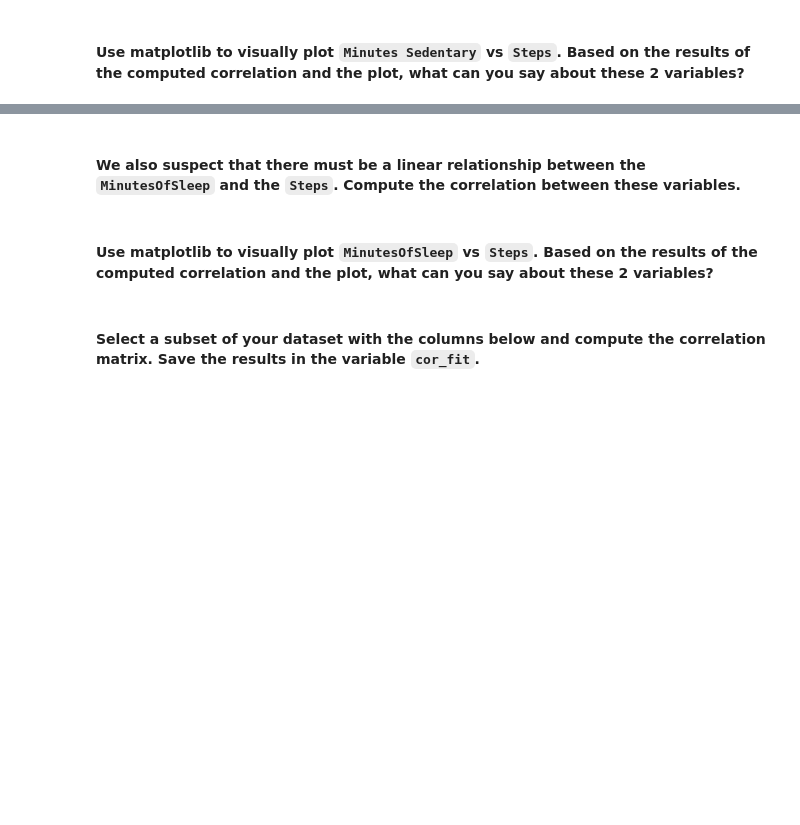
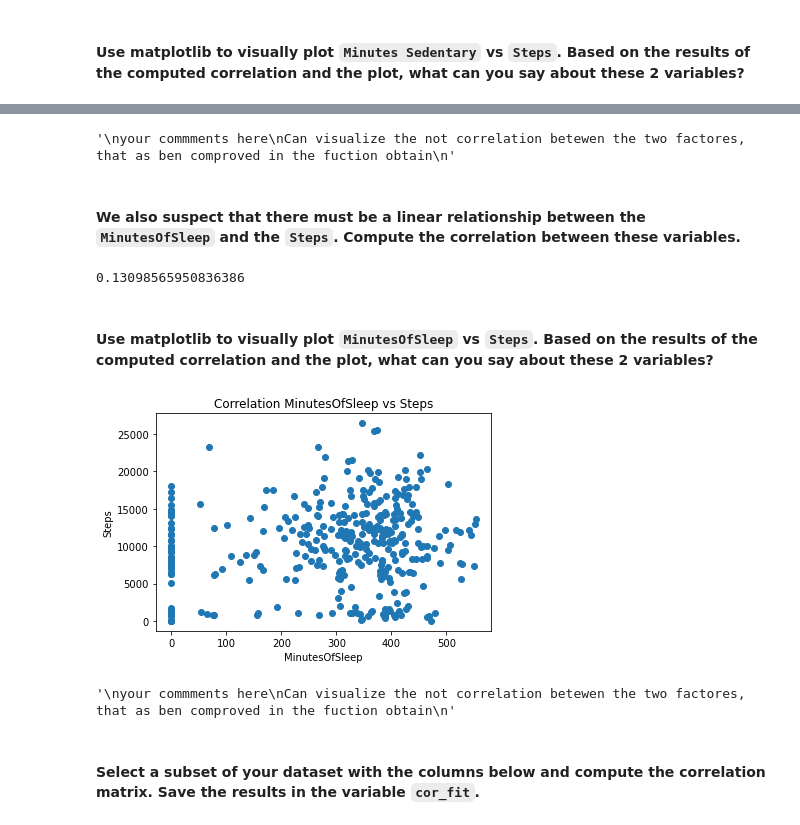
Before and after one commit to Edgart371/IronLabs, a Jupyter notebook: Module2/Lab5/pivots.ipynb, the cells around one changed output, grey strips where cells are left out. Cells and saved outputs as stored; diff of their text form; code cells hidden in the pictures; blank space fills up the shorter version.

```diff
--- a/Module2/Lab5/pivots.ipynb
+++ b/Module2/Lab5/pivots.ipynb
@@ -113,6 +273,16 @@ your commments here
+# %%
+"""
+your commments here
+Can visualize the not correlation betewen the two factores, that as ben comproved in the fuction obtain
+"""
+# %% [output]
+'\nyour commments here\nCan visualize the not correlation betewen the two factores, that as ben comproved in the fuction obtain\n'
 # %% [markdown]
 #### We also suspect that there must be a linear relationship between the `MinutesOfSleep` and the `Steps`. Compute the correlation between these variables.
 # %%
 # your code here
+fitbit['MinutesOfSleep'].corr(fitbit['Steps'])
+# %% [output]
+0.13098565950836386
 # %% [markdown]
 #### Use matplotlib to visually plot `MinutesOfSleep` vs `Steps`. Based on the results of the computed correlation and the plot, what can you say about these 2 variables?
@@ -125,3 +289,19 @@ your commments here
+# %%
+# your code here
+plt.scatter(fitbit['MinutesOfSleep'], fitbit['Steps'])
+plt.title('Correlation MinutesOfSleep vs Steps')
+plt.xlabel('MinutesOfSleep')
+plt.ylabel('Steps')
+plt.show()
+# %% [output]
+[figure, added]
+# %%
+"""
+your commments here
+Can visualize the not correlation betewen the two factores, that as ben comproved in the fuction obtain
+"""
+# %% [output]
+'\nyour commments here\nCan visualize the not correlation betewen the two factores, that as ben comproved in the fuction obtain\n'
 # %% [markdown]
 #### Select a subset of your dataset with the columns below and compute the correlation matrix. Save the results in the variable `cor_fit`.
 # %%
```
Also changed, not shown: parts of 57 cells of this notebook, 35 other files.
